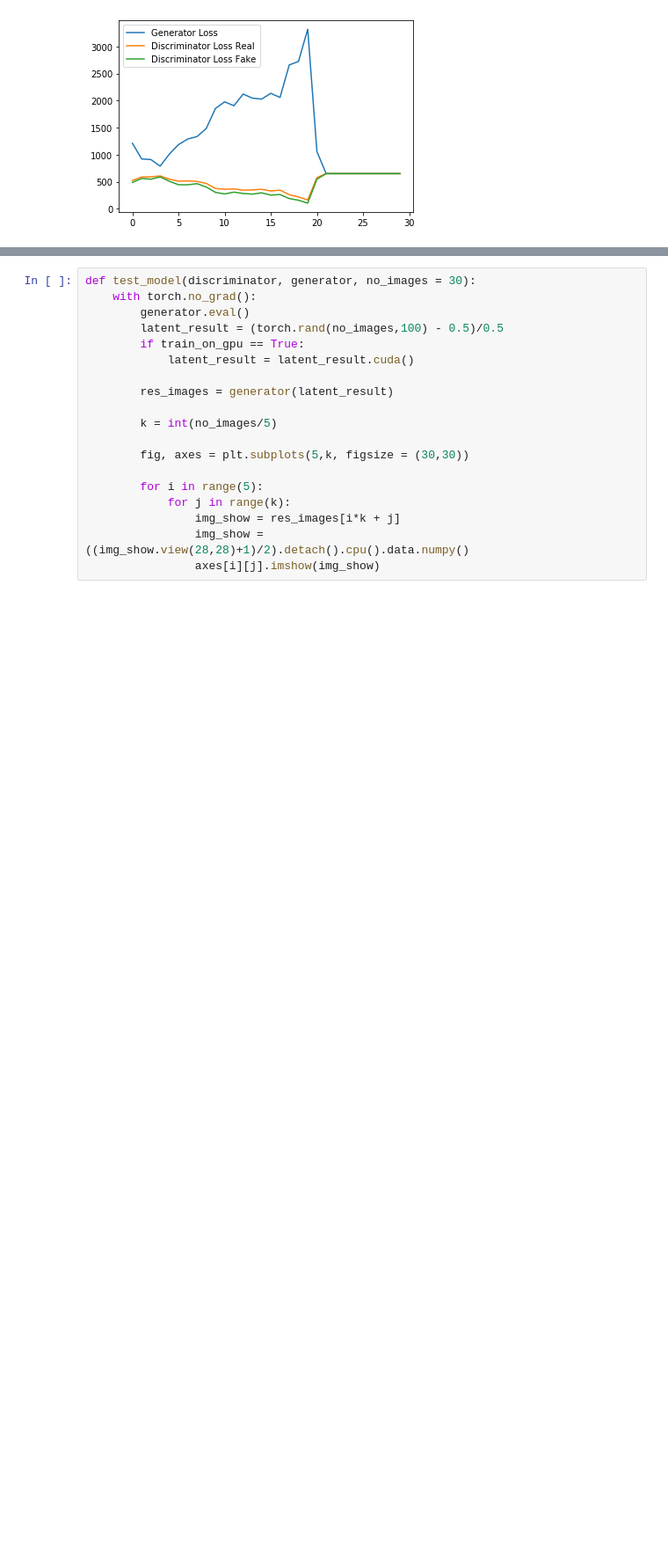
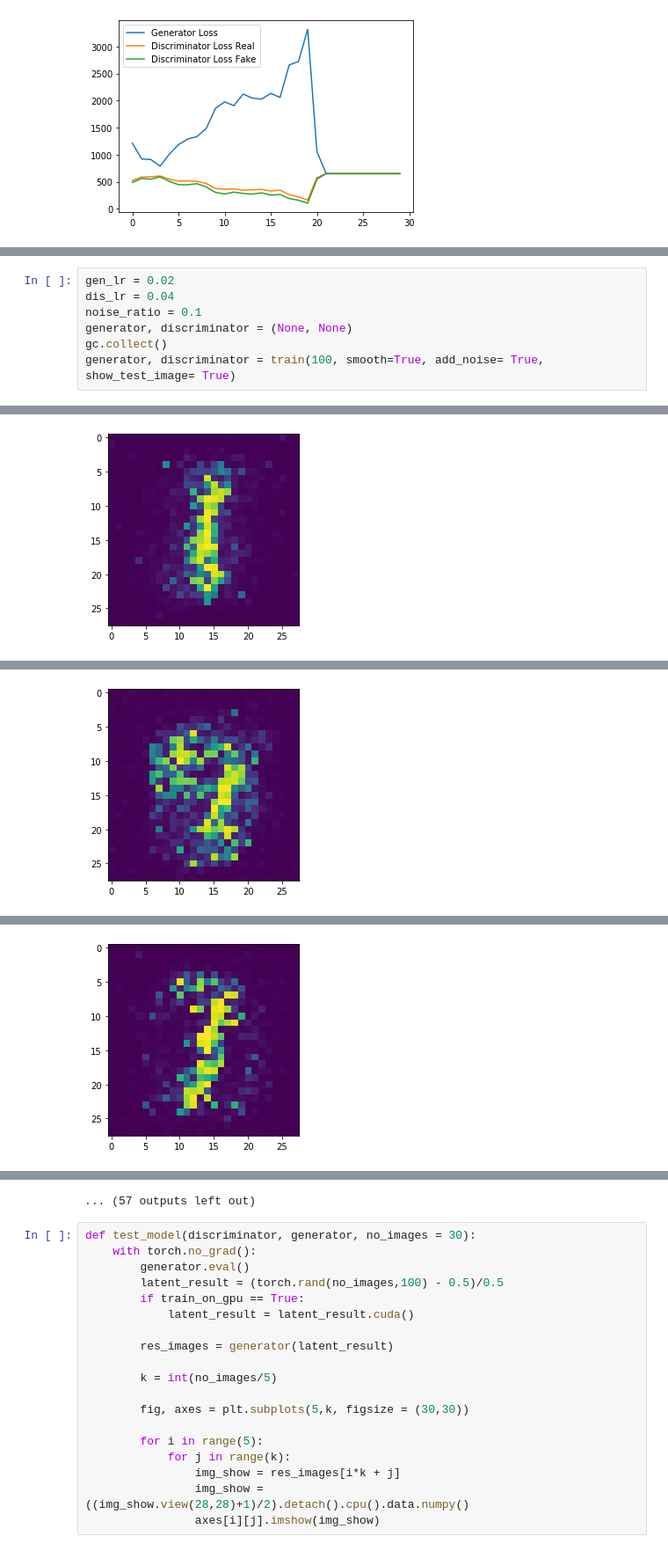
Before and after one commit to harsh-rawat/Machine-Learning-Projects, a Jupyter notebook: Basic GAN Implemenation.ipynb, the cells around one changed output, grey strips where cells are left out. Shown at 88% size. Drawn from its saved outputs; the diff is of its cells as text; blank space fills up the shorter version.

```diff
--- a/Basic GAN Implemenation.ipynb
+++ b/Basic GAN Implemenation.ipynb
@@ -307,0 +421,8 @@ Generator Loss after 30 epoch is 650.1720571517944 and Discriminator loss is 650
+# %%
+gen_lr = 0.02
+dis_lr = 0.04
+noise_ratio = 0.1
+generator, discriminator = (None, None)
+gc.collect()
+generator, discriminator = train(100, smooth=True, add_noise= True, show_test_image= True)
+# %% [output]
@@ -307,0 +430 @@ Generator Loss after 30 epoch is 650.1720571517944 and Discriminator loss is 650
+[figure, added]
@@ -307,0 +432 @@ Generator Loss after 30 epoch is 650.1720571517944 and Discriminator loss is 650
+[figure, added]
@@ -307,0 +434 @@ Generator Loss after 30 epoch is 650.1720571517944 and Discriminator loss is 650
+[figure, added]
@@ -308,3 +441,4 @@ Generator Loss after 30 epoch is 650.1720571517944 and Discriminator loss is 650
+... (57 outputs left out)
 # %%
 def test_model(discriminator, generator, no_images = 30):
     with torch.no_grad():
```
Also changed, not shown: parts of 11 cells of this notebook.
